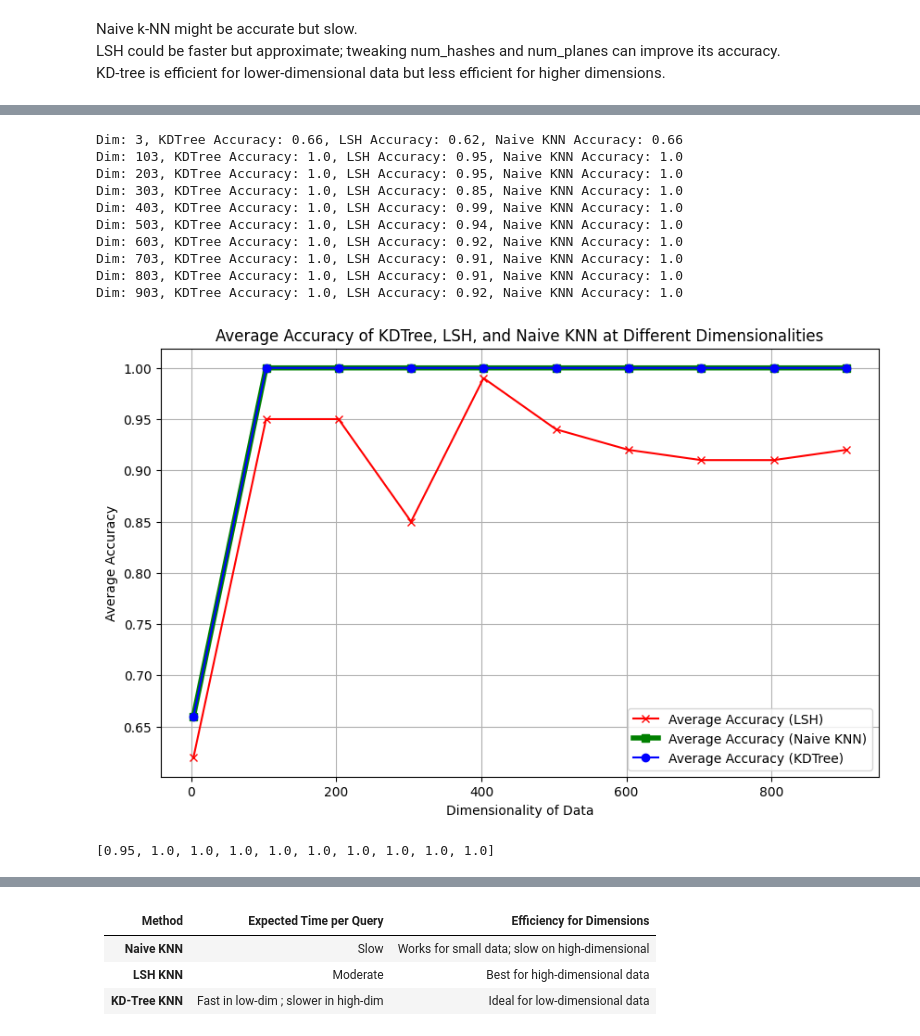
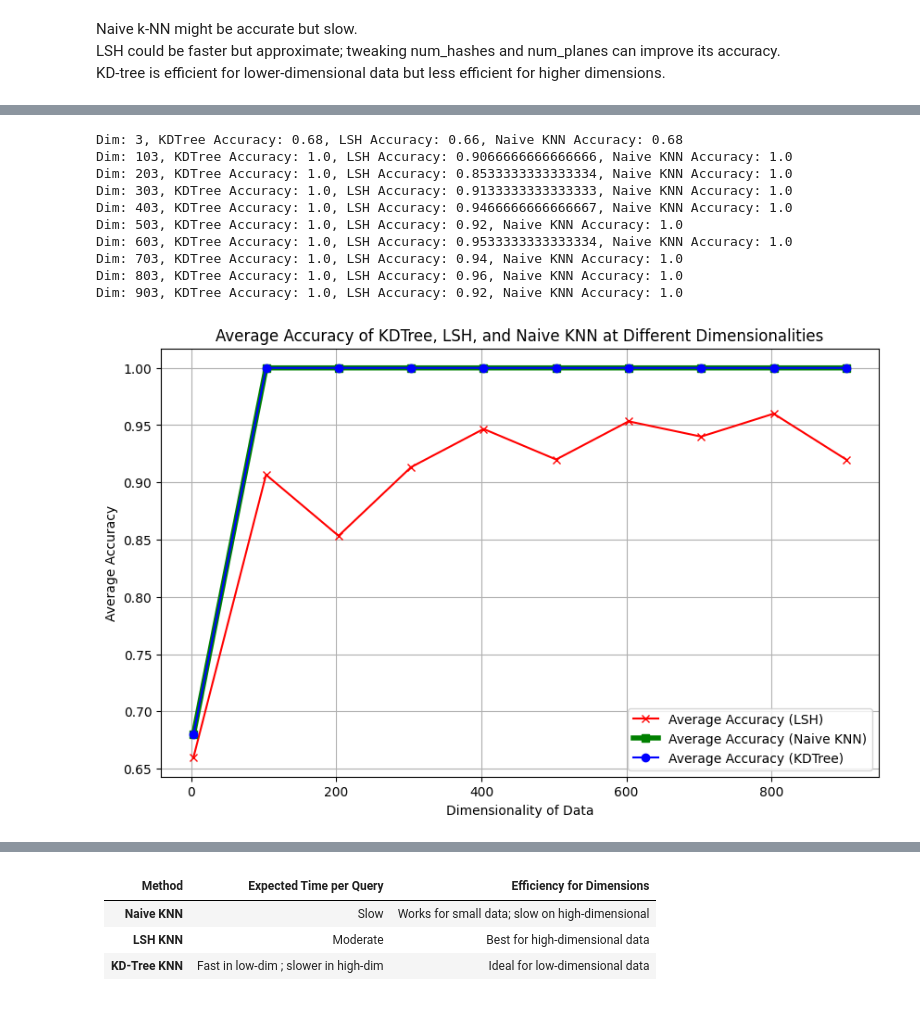
Before and after one commit to Naveen-Pal/ES335-Assignment-4, a Jupyter notebook: Q-2.ipynb, the cells around one changed output, grey strips where cells are left out. Drawn from its saved outputs; the diff is of its cells as text; code cells hidden in the pictures.

```diff
--- a/Q-2.ipynb
+++ b/Q-2.ipynb
@@ -204,8 +256,6 @@ import numpy as np
 # %%
-data = make_blobs(n_samples=200,n_features=2,centers=7,random_state=42)
+data = make_blobs(n_samples=200,n_features=2,centers=20,random_state=42)
 x,y = data
-# x = x+np.random.normal(loc=0,scale=3,size=x.shape)
-# x[:5],y
 # %%
 plt.scatter(x[:,0],x[:,1],c=y)
 plt.grid(linestyle="--",alpha=.5)
@@ -537,7 +588,7 @@ from sklearn.model_selection import train_test_split
 
 k = 3
 dim = range(3, 1000, 100)
-num_queries = 100  # Number of test query points for accuracy calculation
+num_queries = 0.3
 
 # Lists to store average accuracy for each dimension
 average_accuracy_kd_list = []
@@ -546,7 +597,7 @@ average_accuracy_naive_list = []
 
 for d in dim:
     # Generate dataset
-    dataset = make_blobs(n_samples=1000, n_features=d,centers=10, random_state=42)
+    dataset = make_blobs(n_samples=500, n_features=d, centers=10, random_state=42)
     x, y = dataset
     x = x + np.random.normal(loc=0, scale=3, size=x.shape)
 
@@ -565,9 +616,9 @@ for d in dim:
     # Perform KNN searches on the test set
     for query in x_test:
         # Perform KNN searches using each method
-        _, kd_label = kdtree.knn_kdtree(query, k)
-        _, lsh_label = lsh.knn_lsh(query, k)
-        _, naive_label = knn_naive(x_train, y_train, query, k)
+        kd_neig, kd_label = kdtree.knn_kdtree(query, k)
+        lsh_neig, lsh_label = lsh.knn_lsh(query, k)
+        nai_neig, naive_label = knn_naive(x_train, y_train, query, k)
 
         # Append the predicted labels for each method
         kd_pred_labels.append(kd_label)
@@ -575,44 +626,40 @@ for d in dim:
         naive_pred_labels.append(naive_label)
 
     # Calculate accuracy for each method
     accuracy_kd = accuracy_score(y_test, kd_pred_labels)
     accuracy_lsh = accuracy_score(y_test, lsh_pred_labels)
     accuracy_naive = accuracy_score(y_test, naive_pred_labels)
 
     # Append the average accuracy values to the lists
     average_accuracy_kd_list.append(accuracy_kd)
     average_accuracy_lsh_list.append(accuracy_lsh)
     average_accuracy_naive_list.append(accuracy_naive)
 
     # Optionally print the results for debugging
     print(f"Dim: {d}, KDTree Accuracy: {accuracy_kd}, LSH Accuracy: {accuracy_lsh}, Naive KNN Accuracy: {accuracy_naive}")
 
 # Plotting the results
 plt.figure(figsize=(10, 6))
 plt.plot(dim, average_accuracy_lsh_list, label='Average Accuracy (LSH)', marker='x', color='r')
 plt.plot(dim, average_accuracy_naive_list, label='Average Accuracy (Naive KNN)', marker='s', color='g',linewidth=4)
 plt.plot(dim, average_accuracy_kd_list, label='Average Accuracy (KDTree)', marker='o', color='b')
 
 # Adding labels and title
 plt.xlabel('Dimensionality of Data')
 plt.ylabel('Average Accuracy')
 plt.title('Average Accuracy of KDTree, LSH, and Naive KNN at Different Dimensionalities')
 plt.legend()
 plt.grid(True)
 plt.show()
 # %% [output]
-Dim: 3, KDTree Accuracy: 0.66, LSH Accuracy: 0.62, Naive KNN Accuracy: 0.66
-Dim: 103, KDTree Accuracy: 1.0, LSH Accuracy: 0.95, Naive KNN Accuracy: 1.0
-Dim: 203, KDTree Accuracy: 1.0, LSH Accuracy: 0.95, Naive KNN Accuracy: 1.0
-Dim: 303, KDTree Accuracy: 1.0, LSH Accuracy: 0.85, Naive KNN Accuracy: 1.0
-Dim: 403, KDTree Accuracy: 1.0, LSH Accuracy: 0.99, Naive KNN Accuracy: 1.0
-Dim: 503, KDTree Accuracy: 1.0, LSH Accuracy: 0.94, Naive KNN Accuracy: 1.0
-Dim: 603, KDTree Accuracy: 1.0, LSH Accuracy: 0.92, Naive KNN Accuracy: 1.0
-Dim: 703, KDTree Accuracy: 1.0, LSH Accuracy: 0.91, Naive KNN Accuracy: 1.0
-Dim: 803, KDTree Accuracy: 1.0, LSH Accuracy: 0.91, Naive KNN Accuracy: 1.0
+Dim: 3, KDTree Accuracy: 0.68, LSH Accuracy: 0.66, Naive KNN Accuracy: 0.68
+Dim: 103, KDTree Accuracy: 1.0, LSH Accuracy: 0.9066666666666666, Naive KNN Accuracy: 1.0
+Dim: 203, KDTree Accuracy: 1.0, LSH Accuracy: 0.8533333333333334, Naive KNN Accuracy: 1.0
+Dim: 303, KDTree Accuracy: 1.0, LSH Accuracy: 0.9133333333333333, Naive KNN Accuracy: 1.0
+Dim: 403, KDTree Accuracy: 1.0, LSH Accuracy: 0.9466666666666667, Naive KNN Accuracy: 1.0
+Dim: 503, KDTree Accuracy: 1.0, LSH Accuracy: 0.92, Naive KNN Accuracy: 1.0
+Dim: 603, KDTree Accuracy: 1.0, LSH Accuracy: 0.9533333333333334, Naive KNN Accuracy: 1.0
+Dim: 703, KDTree Accuracy: 1.0, LSH Accuracy: 0.94, Naive KNN Accuracy: 1.0
+Dim: 803, KDTree Accuracy: 1.0, LSH Accuracy: 0.96, Naive KNN Accuracy: 1.0
 Dim: 903, KDTree Accuracy: 1.0, LSH Accuracy: 0.92, Naive KNN Accuracy: 1.0
-[figure, old version]
+[figure, new version]
-# %%
-average_accuracy_naive_list
-# %% [output]
-[0.95, 1.0, 1.0, 1.0, 1.0, 1.0, 1.0, 1.0, 1.0, 1.0]
```
Also changed, not shown: parts of 19 cells of this notebook.
